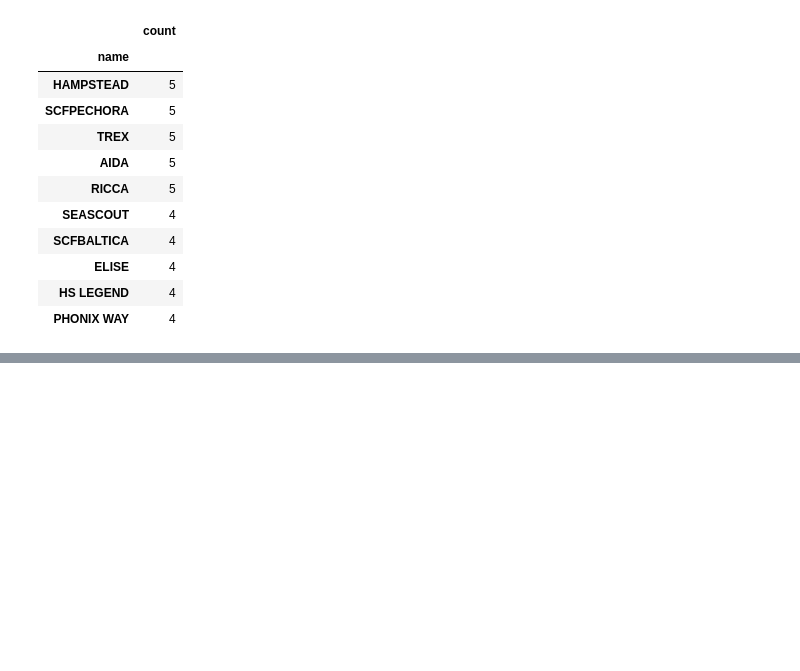
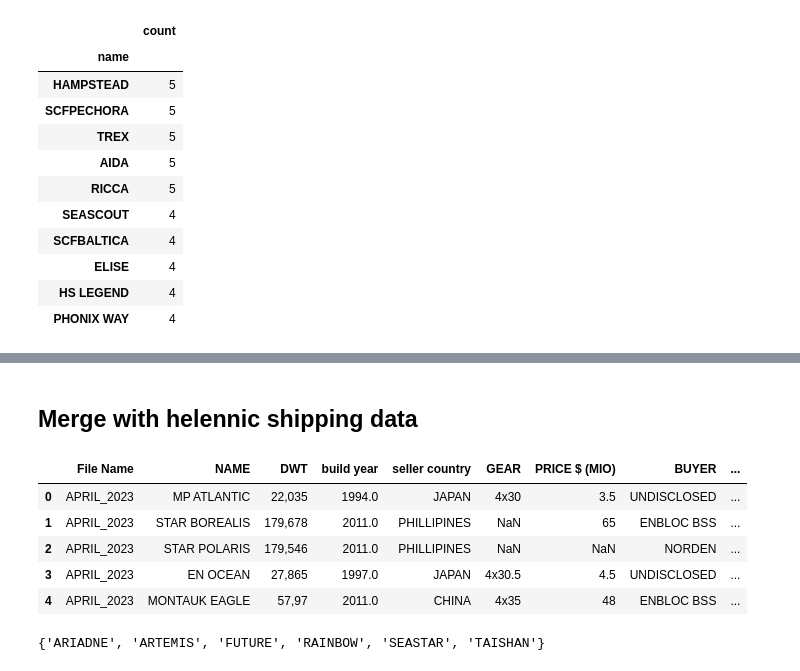
Before and after one commit to followthemoney/shadowfleet_owners, a Jupyter notebook: notebooks/analysis.ipynb, the cells around one changed output, grey strips where cells are left out. Cells and saved outputs as stored; diff of their text form; code cells hidden in the pictures; blank space fills up the shorter version.

Commit message:
added hellenic data

```diff
--- a/notebooks/analysis.ipynb
+++ b/notebooks/analysis.ipynb
@@ -334,3 +334,16 @@ sts.groupby('name').agg(count=('sts_location', 'nunique')).sort_values('count',
 sts.query('name=="AIDA"')[['geometry', 'week']].explore(column='week')
 # %% [output]
 [interactive output not drawn]
+# %% [markdown]
+## Merge with helennic shipping data
+# %%
+hel = pd.read_csv(PATH.joinpath('processed', 'hellenic_shipping.csv'), sep=';')
+# %%
+hel.head()
+# %% [output]
+|  | File Name | NAME | DWT | build year | seller country | GEAR | PRICE $ (MIO) | BUYER | ... |
+| 0 | APRIL_2023 | MP ATLANTIC | 22,035 | 1994.0 | JAPAN | 4x30 | 3.5 | UNDISCLOSED | ... |
+| 1 | APRIL_2023 | STAR BOREALIS | 179,678 | 2011.0 | PHILLIPINES | NaN | 65 | ENBLOC BSS | ... |
+| 2 | APRIL_2023 | STAR POLARIS | 179,546 | 2011.0 | PHILLIPINES | NaN | NaN | NORDEN | ... |
+| 3 | APRIL_2023 | EN OCEAN | 27,865 | 1997.0 | JAPAN | 4x30.5 | 4.5 | UNDISCLOSED | ... |
+| 4 | APRIL_2023 | MONTAUK EAGLE | 57,97 | 2011.0 | CHINA | 4x35 | 48 | ENBLOC BSS | ... |
@@ -336,0 +352,4 @@ sts.query('name=="AIDA"')[['geometry', 'week']].explore(column='week')
+# %%
+set(kse.vessel_name.str.upper().str.replace(' ', '')).intersection(hel.NAME.str.replace(' ', '').str.upper())
+# %% [output]
+{'ARIADNE', 'ARTEMIS', 'FUTURE', 'RAINBOW', 'SEASTAR', 'TAISHAN'}
```
Also changed, not shown: parts of 1 cell of this notebook.
